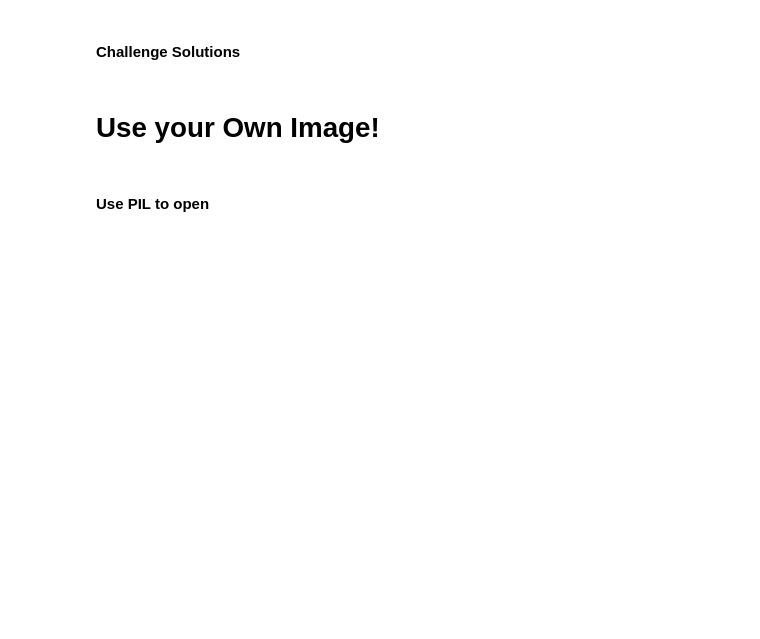
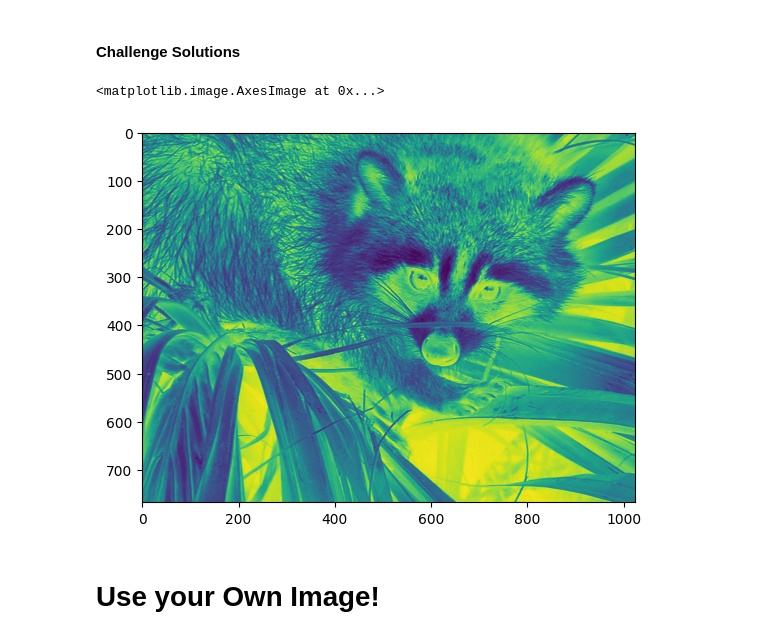
Before and after one commit to yildizramazan/computation-with-numpy, a Jupyter notebook: Computation_with_NumPy_and_N_Dimensional_Arrays_(start).ipynb, the cells around one changed output. Saved outputs shown, nothing was run; the diff lists cells and outputs as text; code cells hidden in the pictures; blank space fills up the shorter version.

```diff
--- a/Computation_with_NumPy_and_N_Dimensional_Arrays_(start).ipynb
+++ b/Computation_with_NumPy_and_N_Dimensional_Arrays_(start).ipynb
@@ -191,9 +302,12 @@ grey_vals = np.array([0.2126, 0.7152, 0.0722])
 <img src=https://i.imgur.com/cfFbuex.png>
 # %% [markdown]
 #### Challenge Solutions
+# %%
+plt.imshow(255-img_gray)
+# %% [output]
+<matplotlib.image.AxesImage at 0x...>
+[figure, added]
 # %% [markdown]
 # Use your Own Image!
 # %%
 file_name = 'yummy_macarons.jpg'
-# %% [markdown]
-#### Use PIL to open
```
Also changed, not shown: parts of 21 cells of this notebook.
